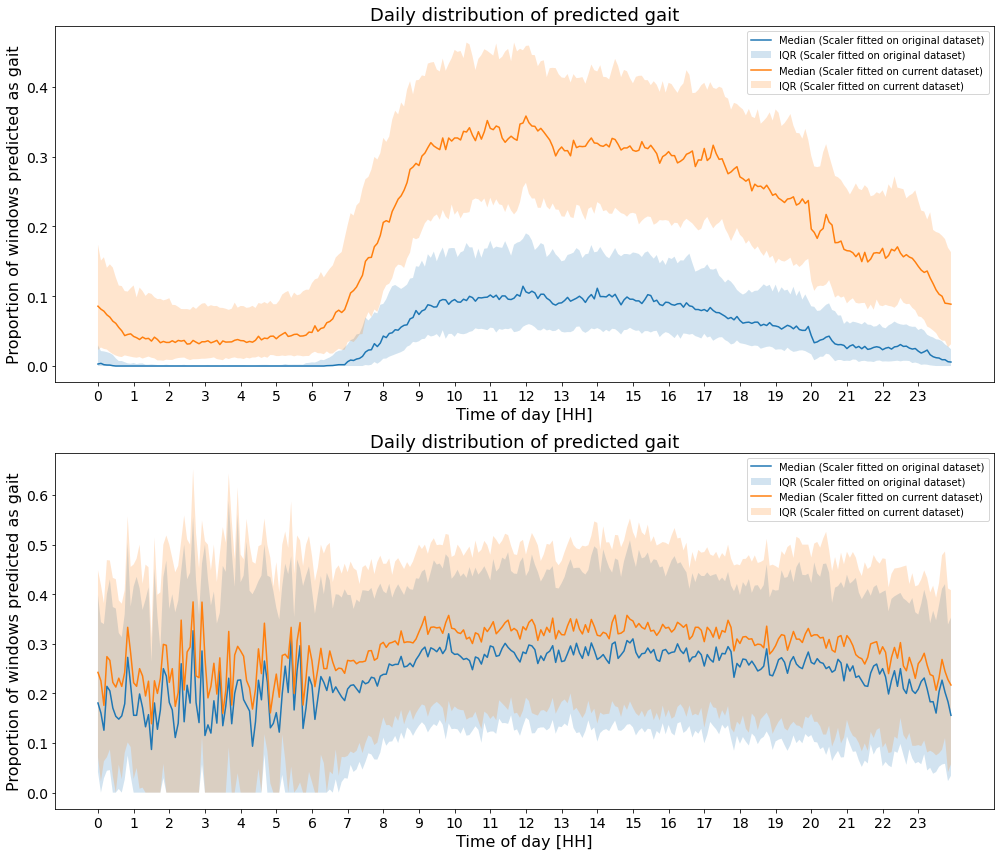
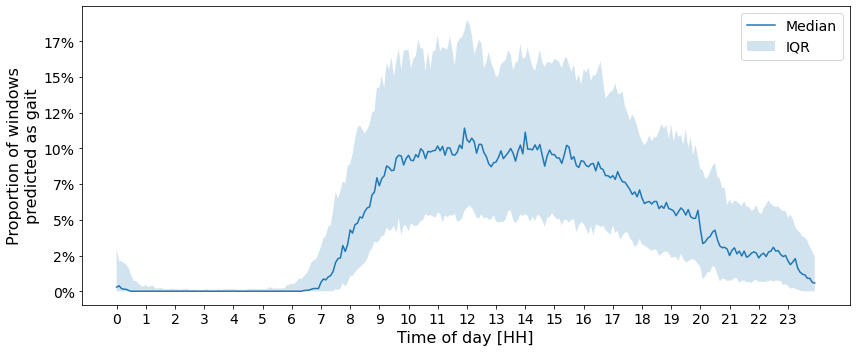
Unified diff of the notebook cell whose output changed from the first chart to the second:
--- before
+++ after
@@ -1,48 +1,62 @@
-suffixes = {
-    'pdh': 'Scaler fitted on original dataset',
-    'subset': 'Scaler fitted on current dataset',
+scalers_rename = {
+    'pdh': 'PD@Home scaler',
+    'subset': 'PPP scaler',
 }
+
+scalers = ['pdh']
 week_nr = '2'
+activity = 'gait'
       
-fig, ax = plt.subplots(nrows=2, figsize=(14,12))
+fig, ax = plt.subplots(figsize=(12,5))
 
-for i, activity in enumerate(d_stats.keys()):
-    for suffix, suffix_label in suffixes.items():
-        for subject in d_stats[activity][week_nr].keys():
-            if suffix not in d_stats[activity][week_nr][subject].keys():
+for scaler in scalers:
+    for subject in d_stats[activity][week_nr].keys():
+        if scaler not in d_stats[activity][week_nr][subject].keys():
+            continue
+        for hour in d_stats[activity][week_nr][subject][scaler]['hour_minutes'].keys():
+            for minute in d_stats[activity][week_nr][subject][scaler]['hour_minutes'][hour].keys():
+                if 'pred_pos_s' not in d_stats[activity][week_nr][subject][scaler]['hour_minutes'][hour][minute].keys():
+                    d_stats[activity][week_nr][subject][scaler]['hour_minutes'][hour][minute]['pred_pos_s'] = 0
+                if 'pred_neg_s' not in d_stats[activity][week_nr][subject][scaler]['hour_minutes'][hour][minute].keys():
+                    d_stats[activity][week_nr][subject][scaler]['hour_minutes'][hour][minute]['pred_neg_s'] = 0
+
+    d_prop_detailed = {}
+    for hour in range(24):
+        for minute in range(0, 60, 5):
+            d_prop_detailed[str(hour+minute/60)] = {}
+            if scaler not in d_stats[activity][week_nr][subject].keys():
                 continue
-            for hour in d_stats[activity][week_nr][subject][suffix]['hour_minutes'].keys():
-                for minute in d_stats[activity][week_nr][subject][suffix]['hour_minutes'][hour].keys():
-                    if 'pred_pos_s' not in d_stats[activity][week_nr][subject][suffix]['hour_minutes'][hour][minute].keys():
-                        d_stats[activity][week_nr][subject][suffix]['hour_minutes'][hour][minute]['pred_pos_s'] = 0
-                    if 'pred_neg_s' not in d_stats[activity][week_nr][subject][suffix]['hour_minutes'][hour][minute].keys():
-                        d_stats[activity][week_nr][subject][suffix]['hour_minutes'][hour][minute]['pred_neg_s'] = 0
+            minute_stats = [d_stats[activity][week_nr][x][scaler]['hour_minutes'][str(hour)][str(minute)][f'pred_pos_s'] / (d_stats[activity][week_nr][x][scaler]['hour_minutes'][str(hour)][str(minute)][f'pred_pos_s'] + d_stats[activity][week_nr][x][scaler]['hour_minutes'][str(hour)][str(minute)]['pred_neg_s']) for x in d_stats[activity][week_nr].keys() if str(hour) in d_stats[activity][week_nr][x][scaler]['hour_minutes'].keys() and str(minute) in d_stats[activity][week_nr][x][scaler]['hour_minutes'][str(hour)].keys() and d_stats[activity][week_nr][x][scaler]['hour_minutes'][str(hour)][str(minute)][f'pred_pos_s'] + d_stats[activity][week_nr][x][scaler]['hour_minutes'][str(hour)][str(minute)]['pred_neg_s'] > 0]
+            if len(minute_stats) > 0:
+                d_prop_detailed[str(hour+minute/60)]['gait'] = {
+                    'q1': np.quantile([d_stats[activity][week_nr][x][scaler]['hour_minutes'][str(hour)][str(minute)][f'pred_pos_s'] / (d_stats[activity][week_nr][x][scaler]['hour_minutes'][str(hour)][str(minute)][f'pred_pos_s'] + d_stats[activity][week_nr][x][scaler]['hour_minutes'][str(hour)][str(minute)]['pred_neg_s']) for x in d_stats[activity][week_nr].keys() if str(hour) in d_stats[activity][week_nr][x][scaler]['hour_minutes'].keys() and str(minute) in d_stats[activity][week_nr][x][scaler]['hour_minutes'][str(hour)].keys() and d_stats[activity][week_nr][x][scaler]['hour_minutes'][str(hour)][str(minute)][f'pred_pos_s'] + d_stats[activity][week_nr][x][scaler]['hour_minutes'][str(hour)][str(minute)]['pred_neg_s'] > 0], 0.25),
+                    'q2': np.quantile([d_stats[activity][week_nr][x][scaler]['hour_minutes'][str(hour)][str(minute)][f'pred_pos_s'] / (d_stats[activity][week_nr][x][scaler]['hour_minutes'][str(hour)][str(minute)][f'pred_pos_s'] + d_stats[activity][week_nr][x][scaler]['hour_minutes'][str(hour)][str(minute)]['pred_neg_s']) for x in d_stats[activity][week_nr].keys() if str(hour) in d_stats[activity][week_nr][x][scaler]['hour_minutes'].keys() and str(minute) in d_stats[activity][week_nr][x][scaler]['hour_minutes'][str(hour)].keys() and d_stats[activity][week_nr][x][scaler]['hour_minutes'][str(hour)][str(minute)][f'pred_pos_s'] + d_stats[activity][week_nr][x][scaler]['hour_minutes'][str(hour)][str(minute)]['pred_neg_s'] > 0], 0.5),
+                    'q3': np.quantile([d_stats[activity][week_nr][x][scaler]['hour_minutes'][str(hour)][str(minute)][f'pred_pos_s'] / (d_stats[activity][week_nr][x][scaler]['hour_minutes'][str(hour)][str(minute)][f'pred_pos_s'] + d_stats[activity][week_nr][x][scaler]['hour_minutes'][str(hour)][str(minute)]['pred_neg_s']) for x in d_stats[activity][week_nr].keys() if str(hour) in d_stats[activity][week_nr][x][scaler]['hour_minutes'].keys() and str(minute) in d_stats[activity][week_nr][x][scaler]['hour_minutes'][str(hour)].keys() and d_stats[activity][week_nr][x][scaler]['hour_minutes'][str(hour)][str(minute)][f'pred_pos_s'] + d_stats[activity][week_nr][x][scaler]['hour_minutes'][str(hour)][str(minute)]['pred_neg_s'] > 0], 0.75)
+                }
 
-        d_prop_detailed = {}
-        for hour in range(24):
-            for minute in range(0, 60, 5):
-                d_prop_detailed[str(hour+minute/60)] = {}
-                if suffix not in d_stats[activity][week_nr][subject].keys():
-                    continue
-                minute_stats = [d_stats[activity][week_nr][x][suffix]['hour_minutes'][str(hour)][str(minute)][f'pred_pos_s'] / (d_stats[activity][week_nr][x][suffix]['hour_minutes'][str(hour)][str(minute)][f'pred_pos_s'] + d_stats[activity][week_nr][x][suffix]['hour_minutes'][str(hour)][str(minute)]['pred_neg_s']) for x in d_stats[activity][week_nr].keys() if str(hour) in d_stats[activity][week_nr][x][suffix]['hour_minutes'].keys() and str(minute) in d_stats[activity][week_nr][x][suffix]['hour_minutes'][str(hour)].keys() and d_stats[activity][week_nr][x][suffix]['hour_minutes'][str(hour)][str(minute)][f'pred_pos_s'] + d_stats[activity][week_nr][x][suffix]['hour_minutes'][str(hour)][str(minute)]['pred_neg_s'] > 0]
-                if len(minute_stats) > 0:
-                    d_prop_detailed[str(hour+minute/60)]['gait'] = {
-                        'q1': np.quantile([d_stats[activity][week_nr][x][suffix]['hour_minutes'][str(hour)][str(minute)][f'pred_pos_s'] / (d_stats[activity][week_nr][x][suffix]['hour_minutes'][str(hour)][str(minute)][f'pred_pos_s'] + d_stats[activity][week_nr][x][suffix]['hour_minutes'][str(hour)][str(minute)]['pred_neg_s']) for x in d_stats[activity][week_nr].keys() if str(hour) in d_stats[activity][week_nr][x][suffix]['hour_minutes'].keys() and str(minute) in d_stats[activity][week_nr][x][suffix]['hour_minutes'][str(hour)].keys() and d_stats[activity][week_nr][x][suffix]['hour_minutes'][str(hour)][str(minute)][f'pred_pos_s'] + d_stats[activity][week_nr][x][suffix]['hour_minutes'][str(hour)][str(minute)]['pred_neg_s'] > 0], 0.25),
-                        'q2': np.quantile([d_stats[activity][week_nr][x][suffix]['hour_minutes'][str(hour)][str(minute)][f'pred_pos_s'] / (d_stats[activity][week_nr][x][suffix]['hour_minutes'][str(hour)][str(minute)][f'pred_pos_s'] + d_stats[activity][week_nr][x][suffix]['hour_minutes'][str(hour)][str(minute)]['pred_neg_s']) for x in d_stats[activity][week_nr].keys() if str(hour) in d_stats[activity][week_nr][x][suffix]['hour_minutes'].keys() and str(minute) in d_stats[activity][week_nr][x][suffix]['hour_minutes'][str(hour)].keys() and d_stats[activity][week_nr][x][suffix]['hour_minutes'][str(hour)][str(minute)][f'pred_pos_s'] + d_stats[activity][week_nr][x][suffix]['hour_minutes'][str(hour)][str(minute)]['pred_neg_s'] > 0], 0.5),
-                        'q3': np.quantile([d_stats[activity][week_nr][x][suffix]['hour_minutes'][str(hour)][str(minute)][f'pred_pos_s'] / (d_stats[activity][week_nr][x][suffix]['hour_minutes'][str(hour)][str(minute)][f'pred_pos_s'] + d_stats[activity][week_nr][x][suffix]['hour_minutes'][str(hour)][str(minute)]['pred_neg_s']) for x in d_stats[activity][week_nr].keys() if str(hour) in d_stats[activity][week_nr][x][suffix]['hour_minutes'].keys() and str(minute) in d_stats[activity][week_nr][x][suffix]['hour_minutes'][str(hour)].keys() and d_stats[activity][week_nr][x][suffix]['hour_minutes'][str(hour)][str(minute)][f'pred_pos_s'] + d_stats[activity][week_nr][x][suffix]['hour_minutes'][str(hour)][str(minute)]['pred_neg_s'] > 0], 0.75)
-                    }
-                
-        sns.lineplot(x=d_prop_detailed.keys(), y=[d_prop_detailed[x]['gait']['q2'] for x in d_prop_detailed if 'gait' in d_prop_detailed[x]], ax=ax[i], label=f'Median ({suffix_label})')
-        ax[i].fill_between(x=d_prop_detailed.keys(), y1=[d_prop_detailed[x]['gait']['q1'] for x in d_prop_detailed if 'gait' in d_prop_detailed[x]], y2=[d_prop_detailed[x]['gait']['q3'] for x in d_prop_detailed if 'gait' in d_prop_detailed[x]], alpha=0.2, label=f'IQR ({suffix_label})')
+    if len(scalers) > 1:
+        label_line = f'Median ({scalers_rename[scaler]})'
+        label_iqr = f'IQR ({scalers_rename[scaler]})'
+    else:
+        label_line = 'Median'
+        label_iqr = 'IQR'
 
-        start, end = ax[i].get_xlim()
-        ax[i].set_xticks(np.arange(0, 24*12, 12), [f'{x//12}' for x in range(0, 24*12, 12)])
-        ax[i].set_title(f'Daily distribution of predicted gait', size=PLOT_TITLESIZE)
-        ax[i].set_ylabel(f'Proportion of windows predicted as gait', size=PLOT_LABELSIZE)
-        ax[i].set_xlabel('Time of day [HH]', size=PLOT_LABELSIZE)
-        ax[i].legend()
-        ax[i].tick_params(axis='both', labelsize=PLOT_TICKSIZE)
+    sns.lineplot(x=d_prop_detailed.keys(), y=[d_prop_detailed[x]['gait']['q2'] for x in d_prop_detailed if 'gait' in d_prop_detailed[x]], ax=ax, label=label_line)
+    ax.fill_between(x=d_prop_detailed.keys(), y1=[d_prop_detailed[x]['gait']['q1'] for x in d_prop_detailed if 'gait' in d_prop_detailed[x]], y2=[d_prop_detailed[x]['gait']['q3'] for x in d_prop_detailed if 'gait' in d_prop_detailed[x]], alpha=0.2, label=label_iqr)
+
+    start, end = ax.get_xlim()
+    ax.set_xticks(np.arange(0, 24*12, 12), [f'{x//12}' for x in range(0, 24*12, 12)])
+    ax.set_yticklabels([f'{int(x*100)}%' for x in ax.get_yticks()], size=PLOT_TICKSIZE)
+    # ax.set_title(f'Daily distribution of predicted gait', size=PLOT_TITLESIZE)
+    ax.set_ylabel(f'Proportion of windows\npredicted as gait', size=PLOT_LABELSIZE)
+    ax.set_xlabel('Time of day [HH]', size=PLOT_LABELSIZE)
+    ax.legend(fontsize=PLOT_LEGEND_FONTSIZE)
+    ax.tick_params(axis='both', labelsize=PLOT_TICKSIZE)
 
 fig.tight_layout()
 
 plt.show()
+
+if save_plots:
+    fig.savefig(os.path.join(PATH_FIGURES, 'sr_daily_dist_gait.png'), dpi=600)
+    fig.savefig(os.path.join(PATH_FIGURES, 'vectors', 'sr_daily_dist_gait.pdf'), dpi=600)

Commit: Update outcomes